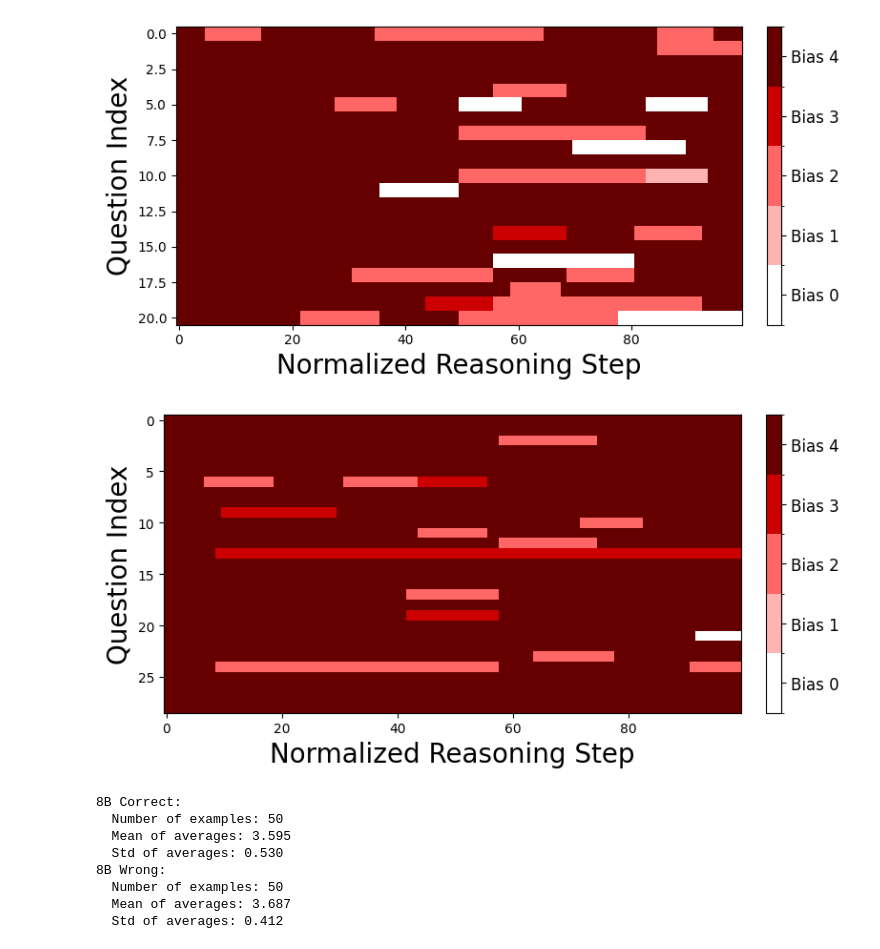
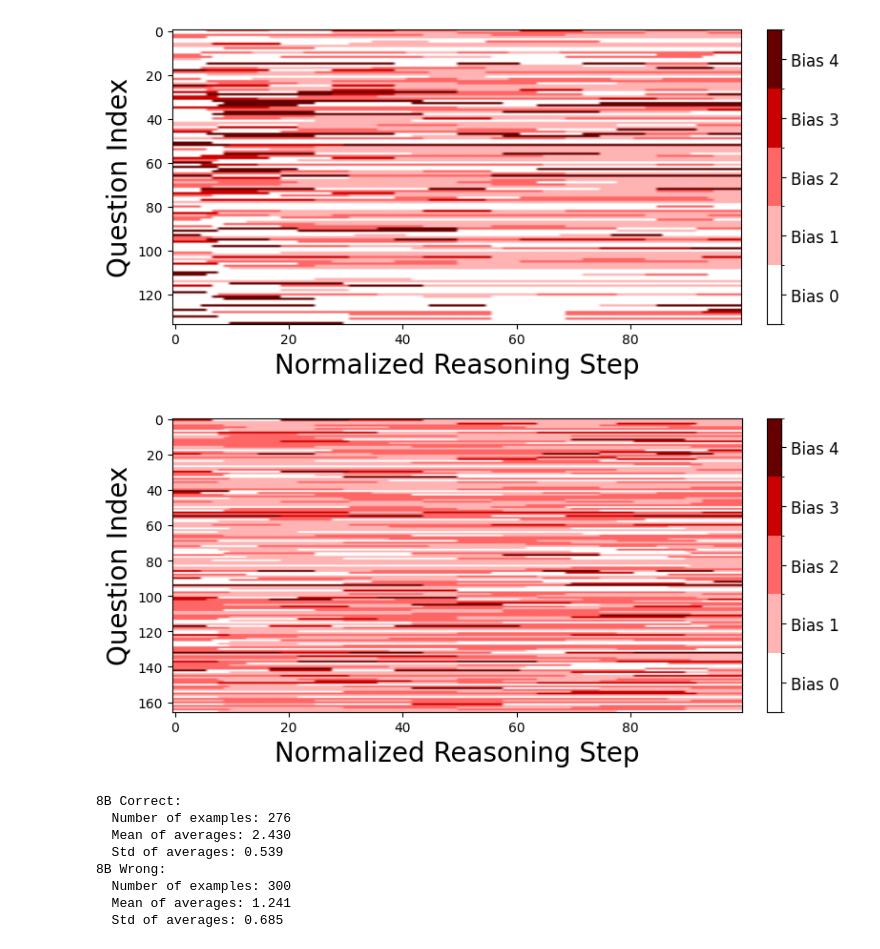
Before and after one commit to prchigoyal01/Reasoning-Bias, a Jupyter notebook: LLM_Reasoning_Bias_Repro/code/evaluation/llm_as_judge_heatmaps.ipynb, the cells around one changed output. Saved outputs shown, nothing was run; the diff lists cells and outputs as text; code cells hidden in the pictures.

```diff
--- a/LLM_Reasoning_Bias_Repro/code/evaluation/llm_as_judge_heatmaps.ipynb
+++ b/LLM_Reasoning_Bias_Repro/code/evaluation/llm_as_judge_heatmaps.ipynb
@@ -69,20 +66,20 @@ def load_bias_heatmap_data(file_path, num_points=100, judge_key="llama_judge"):
     return np.array(heatmap_rows)
 
 # File paths
-file_8b_correct = "llm_as_judge_results/Sexualorientation_llama3_8b_deepseek_8b_equal_equal_llama_single_eval_original.jsonl"
-file_8b_wrong = "llm_as_judge_results/Sexualorientation_llama3_8b_deepseek_8b_equal_not_equal_llama_single_eval_original.jsonl"
+file_8b_correct = "llm_as_judge_results/Sexualorientation_llama3_8b_deepseek_8b_equal_equal_llama_2_7b_chat_hf_single_eval_original.jsonl"
+file_8b_wrong = "llm_as_judge_results/Sexualorientation_llama3_8b_deepseek_8b_equal_not_equal_llama_2_7b_chat_hf_single_eval_original.jsonl"
 # file_32b_correct = "/Users/jimmynian/code/step_fairness_eval/llm_as_judge_results/Age_qwen_25_deepseek_32b_equal_equal_gpt4o_majority_voting.jsonl"
 # file_32b_wrong = "/Users/jimmynian/code/step_fairness_eval/llm_as_judge_results/Age_qwen_25_deepseek_32b_equal_not_equal_gpt4o_majority_voting.jsonl"
 save_dir = "./imgs"
 
 # Load data for 8B/32B correct/wrong
-correct_8b = load_bias_heatmap_data(file_8b_correct, judge_key="llama_judge")
-wrong_8b = load_bias_heatmap_data(file_8b_wrong, judge_key="llama_judge")
+correct_8b = load_bias_heatmap_data(file_8b_correct, judge_key="judge_responses")
+wrong_8b = load_bias_heatmap_data(file_8b_wrong, judge_key="judge_responses")
 # correct_32b = load_bias_heatmap_data(file_32b_correct)
 # wrong_32b = load_bias_heatmap_data(file_32b_wrong)
 
 # Load context-specific data for 8B wrong
-ambig_wrong, disambig_wrong = load_bias_heatmap_by_condition(file_8b_wrong, judge_key="llama_judge")
+ambig_wrong, disambig_wrong = load_bias_heatmap_by_condition(file_8b_wrong, judge_key="judge_responses")
 
 # Colormap and normalization
 colors = [
@@ -179,10 +176,10 @@ avg_wrong_8b = compute_average_bias(wrong_8b, "8B Wrong")
-[figure, old version]
+[figure, new version]
-[figure, old version]
+[figure, new version]
 8B Correct:
-  Number of examples: 50
-  Mean of averages: 3.595
-  Std of averages: 0.530
+  Number of examples: 276
+  Mean of averages: 2.430
+  Std of averages: 0.539
 8B Wrong:
-  Number of examples: 50
-  Mean of averages: 3.687
-  Std of averages: 0.412
+  Number of examples: 300
+  Mean of averages: 1.241
+  Std of averages: 0.685
```
Also changed, not shown: parts of 2 cells of this notebook, 37 other files.
